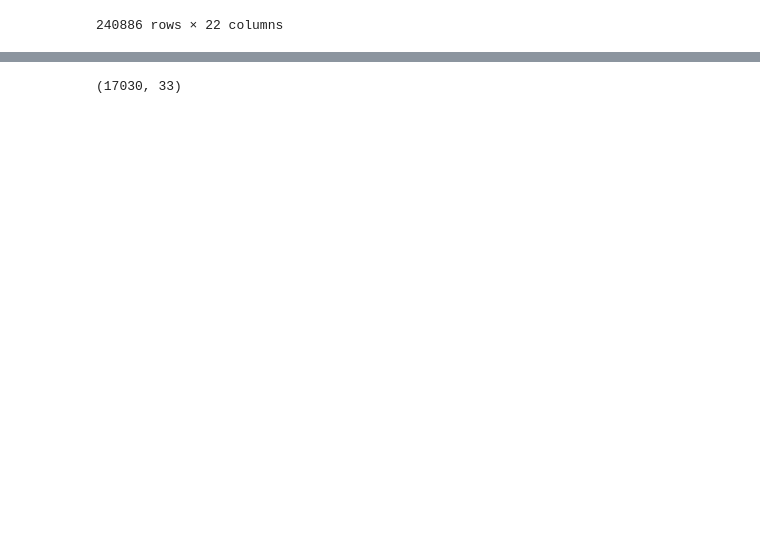
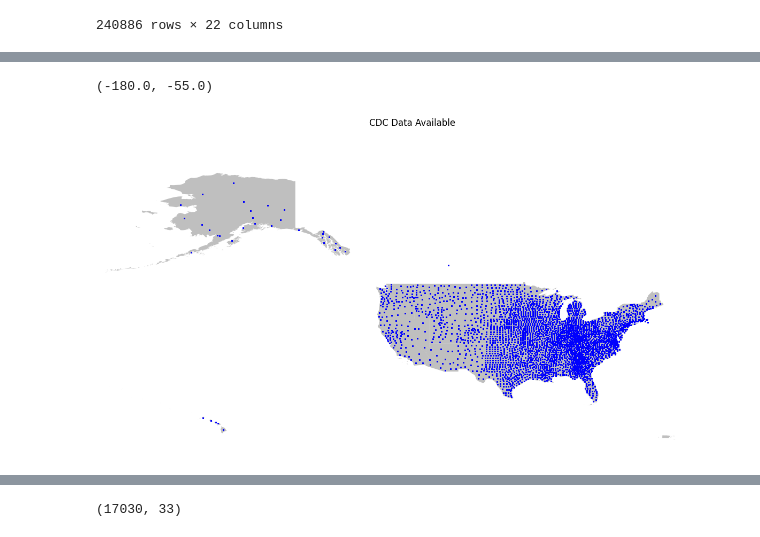
Before and after one commit to GitHusbando/BerkeleyExtension_AIAssignment_FinalProject, a Jupyter notebook: final_project.ipynb, the cells around one changed output, grey strips where cells are left out. Cells and saved outputs as stored; diff of their text form; code cells hidden in the pictures; blank space fills up the shorter version.

```diff
--- a/final_project.ipynb
+++ b/final_project.ipynb
@@ -102 +133,14 @@ redline_data = redline_data.to_crs(cdc_data.crs)
+# %%
+# We can also look at the CDC data.
+plt.figure(figsize=(15, 15))
+plt.title("CDC Data Available")
+plt.axis("off")
+
+us_map.plot(ax=plt.gca(), facecolor="gray", alpha=0.5)
+cdc_data.plot(ax=plt.gca(), color="blue", markersize=1)
+plt.ylim(15, 80)
+plt.xlim(-180, -55)
+# %% [output]
+(-180.0, -55.0)
+[figure, added]
 # %%
```
Also changed, not shown: parts of 53 cells of this notebook.
